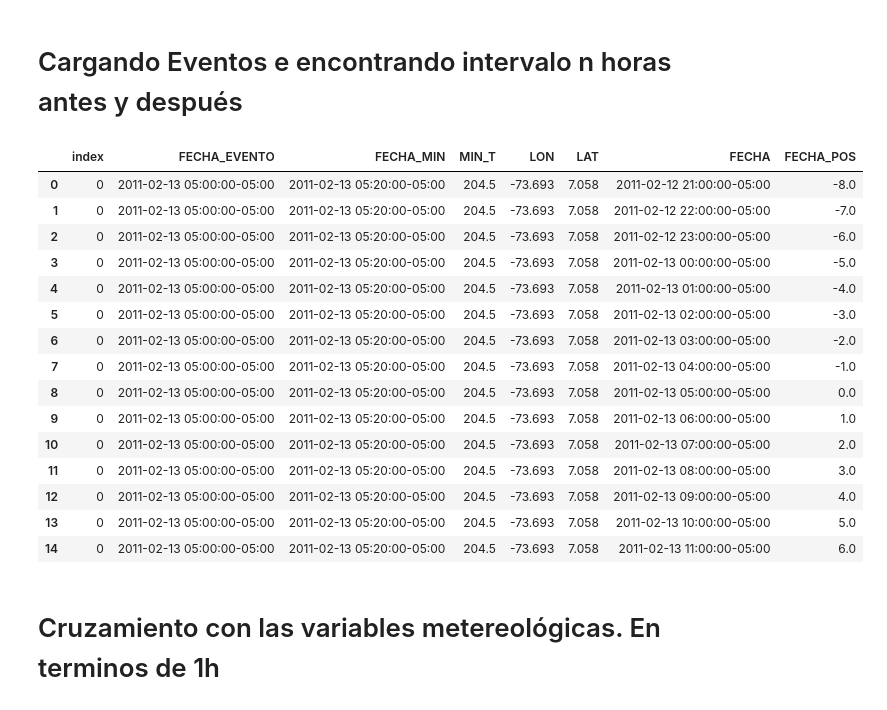
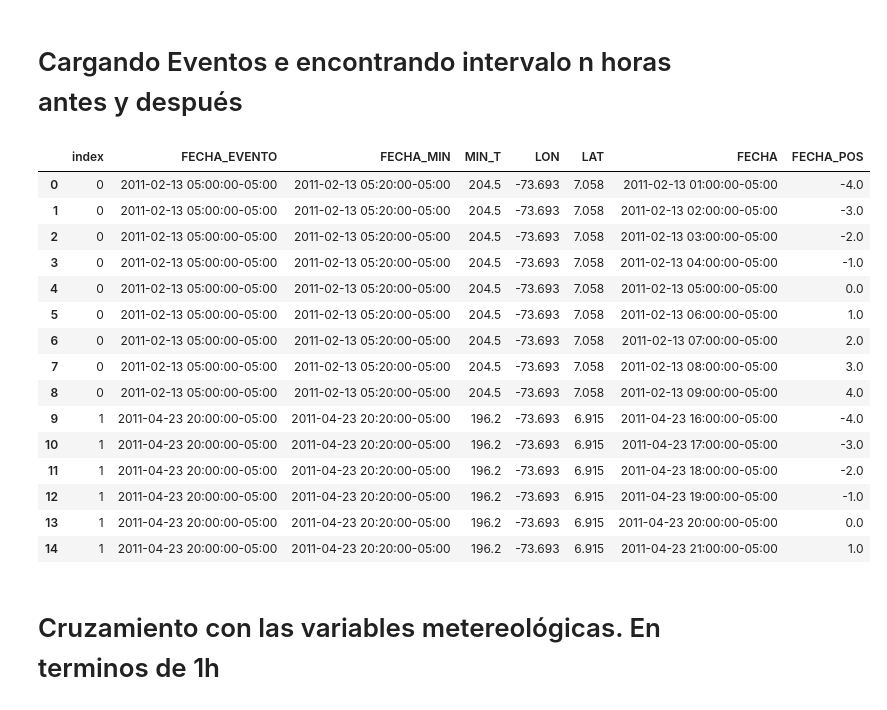
Before and after one commit to chris051091/Tesis_Maestr-a, a Jupyter notebook: anomalias/src/Anomalias_vizcaina_20h_7h.ipynb, the cells around one changed output. Drawn from its saved outputs; the diff is of its cells as text; code cells hidden in the pictures.

```diff
--- a/anomalias/src/Anomalias_vizcaina_20h_7h.ipynb
+++ b/anomalias/src/Anomalias_vizcaina_20h_7h.ipynb
@@ -223,41 +223,41 @@ dfEventos
 # %%
 funtime = lambda x, hour : [x + timedelta(hours = h) for h in (range(0, hour+1) if hour > 0 else range(hour, 0))]
 
 # [base - datetime.timedelta(days=x) for x in range(numdays)]
 dfEventAn = dfEventos.copy()
 # pd.set_option('display.max_colwidth', None)
 
 # ==================================
-int_horas = 8
+int_horas = 4
 int_minutes = int_horas * 6 * 10
 # ==================================
 dfEventAn['FECHA_ANTES'] = dfEventAn['FECHA'].apply(funtime, hour = -int_horas)
 dfEventAn['FECHA_DESPUES'] = dfEventAn['FECHA'].apply(funtime, hour = int_horas)
 dfEventAn['FECHA_INTERVALO'] = dfEventAn['FECHA_ANTES'] + dfEventAn['FECHA_DESPUES']
 dfEventAn = dfEventAn.drop(columns=['FECHA_ANTES', 'FECHA_DESPUES']).explode('FECHA_INTERVALO')
 dfEventAn['FECHA_POS'] = (dfEventAn['FECHA_INTERVALO'] - dfEventAn['FECHA'])/ pd.Timedelta(hours=1)
 dfEventAn = dfEventAn.rename(columns={'FECHA' : 'FECHA_EVENTO', 'FECHA_INTERVALO': 'FECHA'}).reset_index()
 dfEventAn['FECHA'] = dfEventAn['FECHA'].astype(str)
 
 
 dfEventAn.head(15)
 # %% [output]
 |  | index | FECHA_EVENTO | FECHA_MIN | MIN_T | LON | LAT | FECHA | FECHA_POS |
-| 0 | 0 | 2011-02-13 05:00:00-05:00 | 2011-02-13 05:20:00-05:00 | 204.5 | -73.693 | 7.058 | 2011-02-12 21:00:00-05:00 | -8.0 |
-| 1 | 0 | 2011-02-13 05:00:00-05:00 | 2011-02-13 05:20:00-05:00 | 204.5 | -73.693 | 7.058 | 2011-02-12 22:00:00-05:00 | -7.0 |
-| 2 | 0 | 2011-02-13 05:00:00-05:00 | 2011-02-13 05:20:00-05:00 | 204.5 | -73.693 | 7.058 | 2011-02-12 23:00:00-05:00 | -6.0 |
-| 3 | 0 | 2011-02-13 05:00:00-05:00 | 2011-02-13 05:20:00-05:00 | 204.5 | -73.693 | 7.058 | 2011-02-13 00:00:00-05:00 | -5.0 |
-| 4 | 0 | 2011-02-13 05:00:00-05:00 | 2011-02-13 05:20:00-05:00 | 204.5 | -73.693 | 7.058 | 2011-02-13 01:00:00-05:00 | -4.0 |
-| 5 | 0 | 2011-02-13 05:00:00-05:00 | 2011-02-13 05:20:00-05:00 | 204.5 | -73.693 | 7.058 | 2011-02-13 02:00:00-05:00 | -3.0 |
-| 6 | 0 | 2011-02-13 05:00:00-05:00 | 2011-02-13 05:20:00-05:00 | 204.5 | -73.693 | 7.058 | 2011-02-13 03:00:00-05:00 | -2.0 |
-| 7 | 0 | 2011-02-13 05:00:00-05:00 | 2011-02-13 05:20:00-05:00 | 204.5 | -73.693 | 7.058 | 2011-02-13 04:00:00-05:00 | -1.0 |
-| 8 | 0 | 2011-02-13 05:00:00-05:00 | 2011-02-13 05:20:00-05:00 | 204.5 | -73.693 | 7.058 | 2011-02-13 05:00:00-05:00 | 0.0 |
-| 9 | 0 | 2011-02-13 05:00:00-05:00 | 2011-02-13 05:20:00-05:00 | 204.5 | -73.693 | 7.058 | 2011-02-13 06:00:00-05:00 | 1.0 |
-| 10 | 0 | 2011-02-13 05:00:00-05:00 | 2011-02-13 05:20:00-05:00 | 204.5 | -73.693 | 7.058 | 2011-02-13 07:00:00-05:00 | 2.0 |
-| 11 | 0 | 2011-02-13 05:00:00-05:00 | 2011-02-13 05:20:00-05:00 | 204.5 | -73.693 | 7.058 | 2011-02-13 08:00:00-05:00 | 3.0 |
-| 12 | 0 | 2011-02-13 05:00:00-05:00 | 2011-02-13 05:20:00-05:00 | 204.5 | -73.693 | 7.058 | 2011-02-13 09:00:00-05:00 | 4.0 |
-| 13 | 0 | 2011-02-13 05:00:00-05:00 | 2011-02-13 05:20:00-05:00 | 204.5 | -73.693 | 7.058 | 2011-02-13 10:00:00-05:00 | 5.0 |
-| 14 | 0 | 2011-02-13 05:00:00-05:00 | 2011-02-13 05:20:00-05:00 | 204.5 | -73.693 | 7.058 | 2011-02-13 11:00:00-05:00 | 6.0 |
+| 0 | 0 | 2011-02-13 05:00:00-05:00 | 2011-02-13 05:20:00-05:00 | 204.5 | -73.693 | 7.058 | 2011-02-13 01:00:00-05:00 | -4.0 |
+| 1 | 0 | 2011-02-13 05:00:00-05:00 | 2011-02-13 05:20:00-05:00 | 204.5 | -73.693 | 7.058 | 2011-02-13 02:00:00-05:00 | -3.0 |
+| 2 | 0 | 2011-02-13 05:00:00-05:00 | 2011-02-13 05:20:00-05:00 | 204.5 | -73.693 | 7.058 | 2011-02-13 03:00:00-05:00 | -2.0 |
+| 3 | 0 | 2011-02-13 05:00:00-05:00 | 2011-02-13 05:20:00-05:00 | 204.5 | -73.693 | 7.058 | 2011-02-13 04:00:00-05:00 | -1.0 |
+| 4 | 0 | 2011-02-13 05:00:00-05:00 | 2011-02-13 05:20:00-05:00 | 204.5 | -73.693 | 7.058 | 2011-02-13 05:00:00-05:00 | 0.0 |
+| 5 | 0 | 2011-02-13 05:00:00-05:00 | 2011-02-13 05:20:00-05:00 | 204.5 | -73.693 | 7.058 | 2011-02-13 06:00:00-05:00 | 1.0 |
+| 6 | 0 | 2011-02-13 05:00:00-05:00 | 2011-02-13 05:20:00-05:00 | 204.5 | -73.693 | 7.058 | 2011-02-13 07:00:00-05:00 | 2.0 |
+| 7 | 0 | 2011-02-13 05:00:00-05:00 | 2011-02-13 05:20:00-05:00 | 204.5 | -73.693 | 7.058 | 2011-02-13 08:00:00-05:00 | 3.0 |
+| 8 | 0 | 2011-02-13 05:00:00-05:00 | 2011-02-13 05:20:00-05:00 | 204.5 | -73.693 | 7.058 | 2011-02-13 09:00:00-05:00 | 4.0 |
+| 9 | 1 | 2011-04-23 20:00:00-05:00 | 2011-04-23 20:20:00-05:00 | 196.2 | -73.693 | 6.915 | 2011-04-23 16:00:00-05:00 | -4.0 |
+| 10 | 1 | 2011-04-23 20:00:00-05:00 | 2011-04-23 20:20:00-05:00 | 196.2 | -73.693 | 6.915 | 2011-04-23 17:00:00-05:00 | -3.0 |
+| 11 | 1 | 2011-04-23 20:00:00-05:00 | 2011-04-23 20:20:00-05:00 | 196.2 | -73.693 | 6.915 | 2011-04-23 18:00:00-05:00 | -2.0 |
+| 12 | 1 | 2011-04-23 20:00:00-05:00 | 2011-04-23 20:20:00-05:00 | 196.2 | -73.693 | 6.915 | 2011-04-23 19:00:00-05:00 | -1.0 |
+| 13 | 1 | 2011-04-23 20:00:00-05:00 | 2011-04-23 20:20:00-05:00 | 196.2 | -73.693 | 6.915 | 2011-04-23 20:00:00-05:00 | 0.0 |
+| 14 | 1 | 2011-04-23 20:00:00-05:00 | 2011-04-23 20:20:00-05:00 | 196.2 | -73.693 | 6.915 | 2011-04-23 21:00:00-05:00 | 1.0 |
 # %% [markdown]
 # Cruzamiento con las variables metereológicas. En terminos de 1h
 # %%
```
Also changed, not shown: parts of 8 cells of this notebook.
